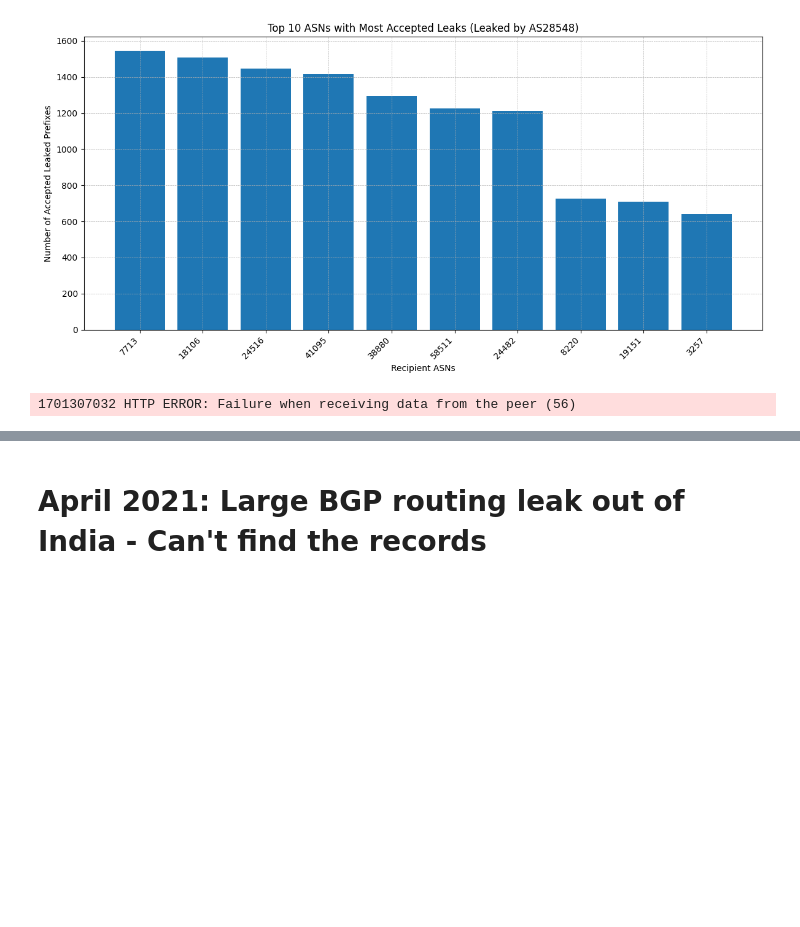
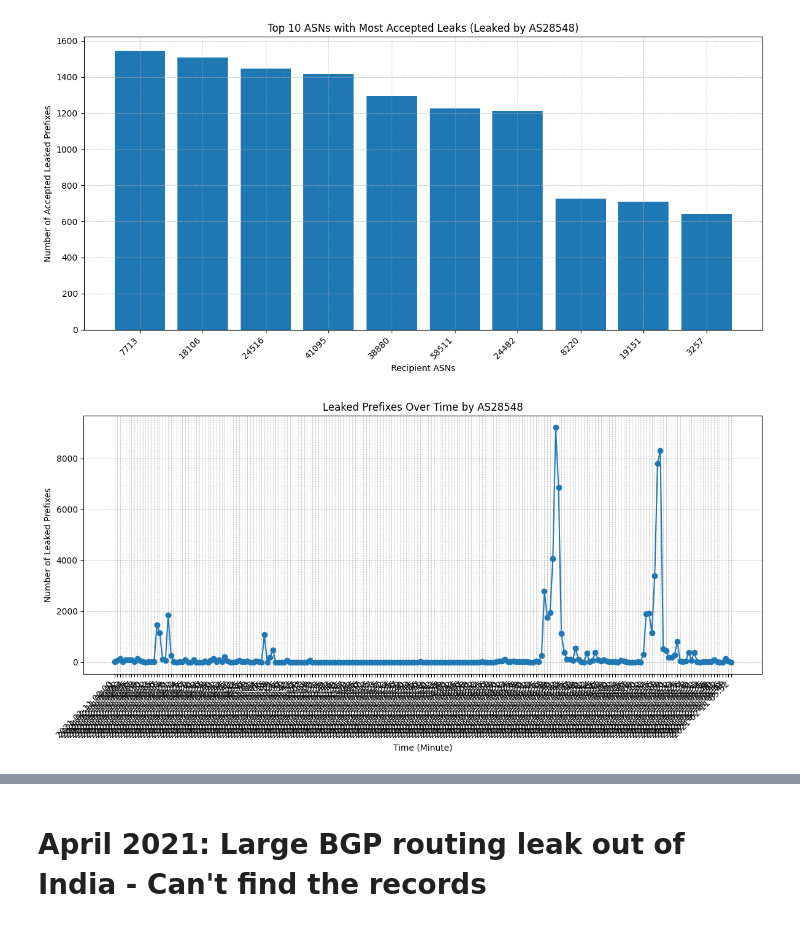
Before and after one commit to hyonbokan/BGP_data_analysis, a Jupyter notebook: PyBGPStream_real_cases_2.ipynb, the cells around one changed output, grey strips where cells are left out. Drawn from its saved outputs; the diff is of its cells as text; code cells hidden in the pictures; blank space fills up the shorter version.

```diff
--- a/PyBGPStream_real_cases_2.ipynb
+++ b/PyBGPStream_real_cases_2.ipynb
@@ -73,48 +73,35 @@ leaking_asn = "28548"
 stream = pybgpstream.BGPStream(
     from_time=start_time,
     until_time=end_time,
-    # collectors=["route-views.sg", "route-views.eqix"],
+    collectors=["route-views.sg", "route-views.eqix"],
     record_type="updates"
 )
 
 # Store counts of leaked prefixes over time
 leaked_prefixes_over_time = defaultdict(int)
 
 # Process BGP records
 for rec in stream.records():
     for elem in rec:
         if elem.type == "A":
             as_path = elem.fields["as-path"].split()
             prefix = elem.fields["prefix"]
             if leaking_asn in as_path:
                 timestamp_minute = datetime.utcfromtimestamp(rec.time).strftime('%Y-%m-%d %H:%M')
                 leaked_prefixes_over_time[timestamp_minute] += 1
 
 # Visualizing the spike in leaked prefixes over time
 timestamps = sorted(leaked_prefixes_over_time.keys())
 counts = [leaked_prefixes_over_time[ts] for ts in timestamps]
 
 plt.figure(figsize=(12, 6))
 plt.plot(timestamps, counts, marker='o', linestyle='-')
-
-# Threshold for flagging
-threshold = 2000
-
-# Adding flags when the count exceeds the threshold
-for ts, count in zip(timestamps, counts):
-    if count > threshold:
-        plt.annotate(f'High leak count: {count}',
-                     xy=(ts, count),
-                     xytext=(ts, count + 100),
-                     arrowprops=dict(facecolor='red', arrowstyle="->"),
-                     horizontalalignment='right')
-
 plt.xlabel('Time (Minute)')
 plt.ylabel('Number of Leaked Prefixes')
 plt.title(f'Leaked Prefixes Over Time by AS{leaking_asn}')
 plt.xticks(rotation=45, ha='right')
 plt.grid(True, which='both', linestyle='--', linewidth=0.5)
 plt.tight_layout()
 plt.show()
 # %% [output]
-1701307032 HTTP ERROR: Failure when receiving data from the peer (56)
+[figure, added]
```
Also changed, not shown: parts of 3 cells of this notebook, 2 other files.
